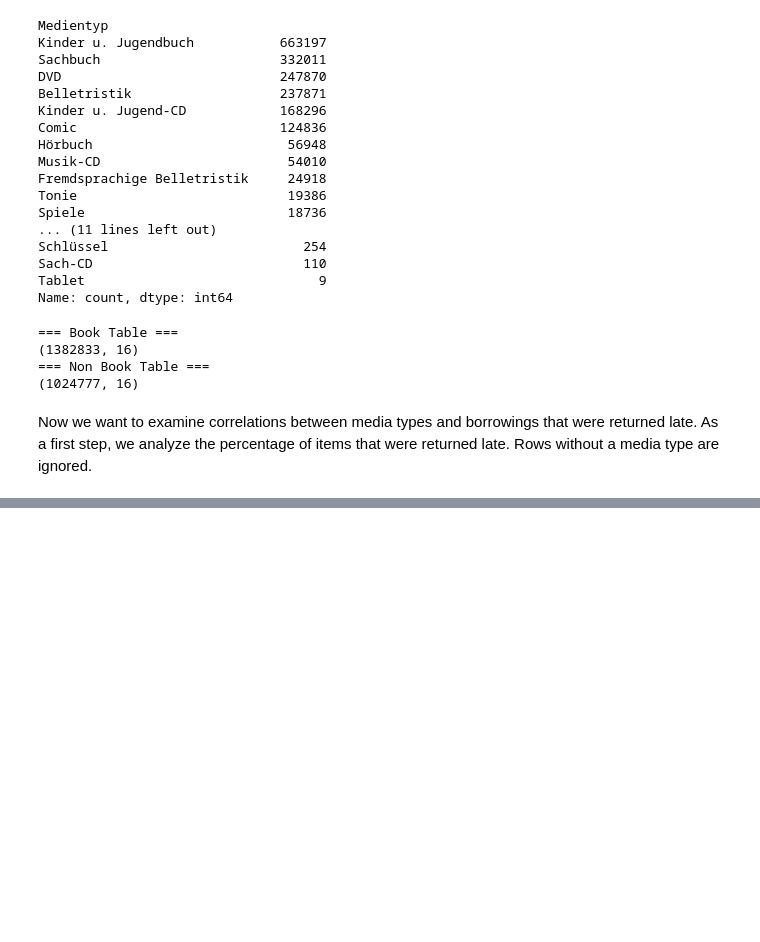
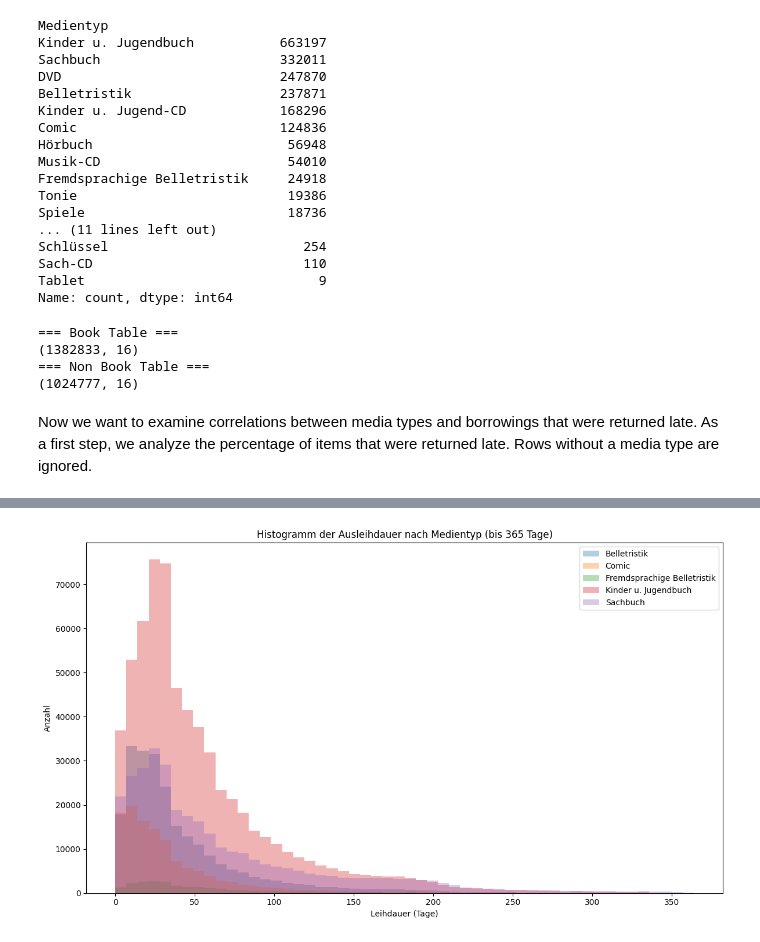
Before and after one commit to RobinAllgeier/Data_Literacy, a Jupyter notebook: notebooks/nr-notebook.ipynb, the cells around one changed output, grey strips where cells are left out. Saved outputs shown, nothing was run; the diff lists cells and outputs as text; code cells hidden in the pictures; blank space fills up the shorter version.

```diff
--- a/notebooks/nr-notebook.ipynb
+++ b/notebooks/nr-notebook.ipynb
@@ -114,0 +242,21 @@ late_borrowings_per_type_table
+# %%
+plot_df = books_frame[["Medientyp", "Leihdauer"]].dropna()
+
+xmax = 365
+plot_df = plot_df[plot_df["Leihdauer"] <= xmax]
+
+bins = np.arange(0, xmax + 1, 7)  # Wochen-Bins
+
+plt.figure(figsize=(12, 7))
+
+for media_type, group in plot_df.groupby("Medientyp"):
+    plt.hist(group["Leihdauer"], bins=bins, alpha=0.35, label=media_type)
+
+plt.title("Histogramm der Ausleihdauer nach Medientyp (bis 365 Tage)")
+plt.xlabel("Leihdauer (Tage)")
+plt.ylabel("Anzahl")
+plt.legend()
+plt.tight_layout()
+plt.show()
+# %% [output]
+[figure, added]
```
Also changed, not shown: parts of 9 cells of this notebook.
